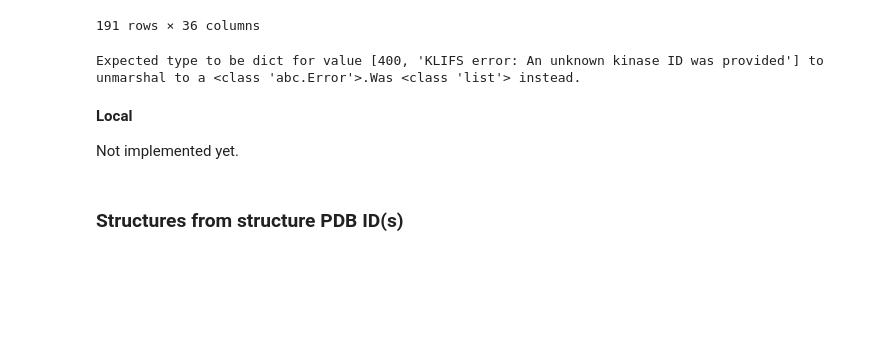
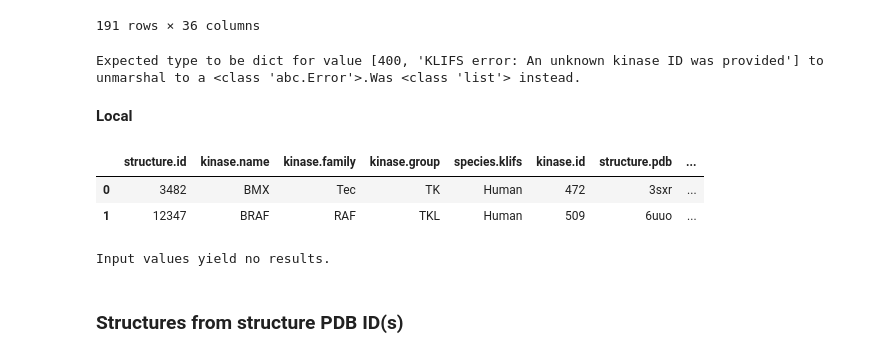
Before and after one commit to volkamerlab/opencadd, a Jupyter notebook: docs/tutorials/databases_klifs.ipynb, the cells around one changed output. Drawn from its saved outputs; the diff is of its cells as text; code cells hidden in the pictures; blank space fills up the shorter version.

```diff
--- a/docs/tutorials/databases_klifs.ipynb
+++ b/docs/tutorials/databases_klifs.ipynb
@@ -565,10 +609,21 @@ except SwaggerMappingError as e:
     print(e)
 # %% [output]
 Expected type to be dict for value [400, 'KLIFS error: An unknown kinase ID was provided'] to unmarshal to a <class 'abc.Error'>.Was <class 'list'> instead.
-# %% [markdown]
-__Local__
-
-Not implemented yet.
+# %% [markdown]
+__Local__
+# %%
+local.structures.from_kinase_ids([472, 509, 10000])
+# %% [output]
+|  | structure.id | kinase.name | kinase.family | kinase.group | species.klifs | kinase.id | structure.pdb | ... |
+| 0 | 3482 | BMX | Tec | TK | Human | 472 | 3sxr | ... |
+| 1 | 12347 | BRAF | RAF | TKL | Human | 509 | 6uuo | ... |
+# %%
+try:
+    local.structures.from_kinase_ids(10000)
+except ValueError as e:
+    print(e)
+# %% [output]
+Input values yield no results.
 # %% [markdown]
 ### Structures from structure PDB ID(s)
 # %% [markdown]
```
Also changed, not shown: parts of 24 cells of this notebook.
